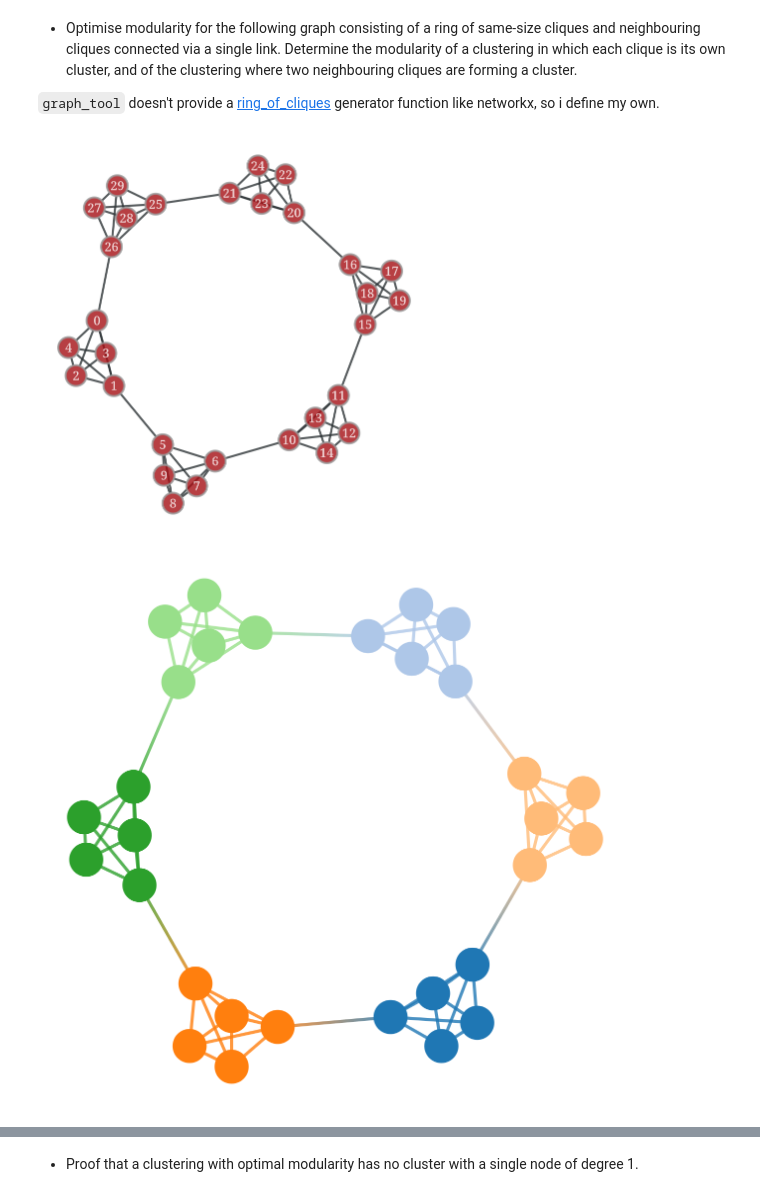
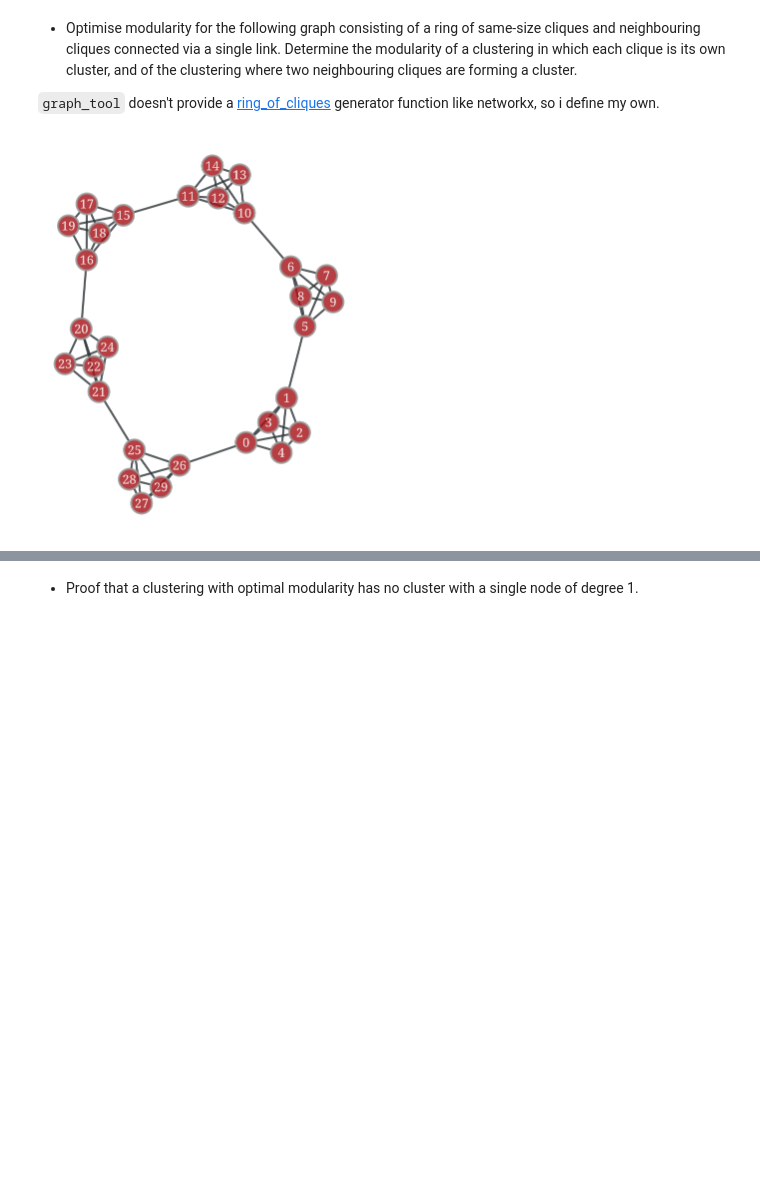
Before and after one commit to flupppi/EiPy, a Jupyter notebook: nbs/02_netana_ex04.ipynb, the cells around one changed output, grey strips where cells are left out. Cells and saved outputs as stored; diff of their text form; code cells hidden in the pictures; blank space fills up the shorter version.

```diff
--- a/nbs/02_netana_ex04.ipynb
+++ b/nbs/02_netana_ex04.ipynb
@@ -473,8 +476,5 @@ def ring_of_cliques(num_cliques=6, clique_size=5) ->Graph:
     return g
 # %%
 graphClique = ring_of_cliques(num_cliques=6, clique_size=5)
-state = minimize_blockmodel_dl(graphClique, state=ModularityState)
-state.draw()
 # %% [output]
-[figure, old version]
+[figure, new version]
-[figure, removed]
```
Also changed, not shown: parts of 27 cells of this notebook, 3 other files.
